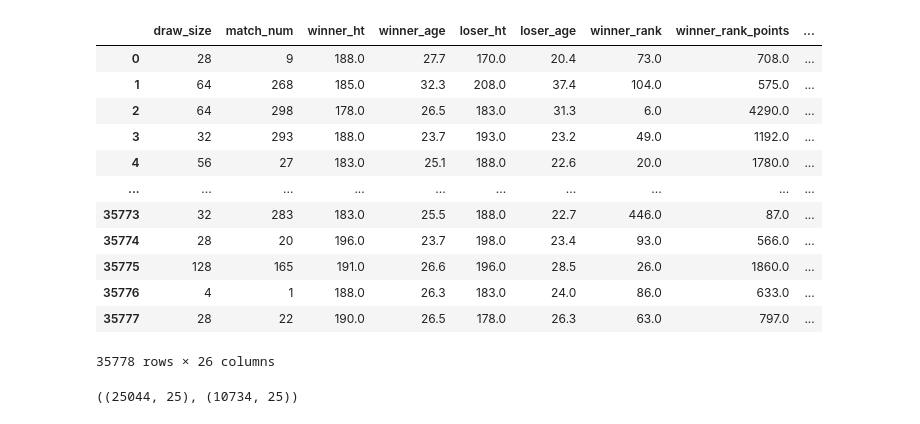
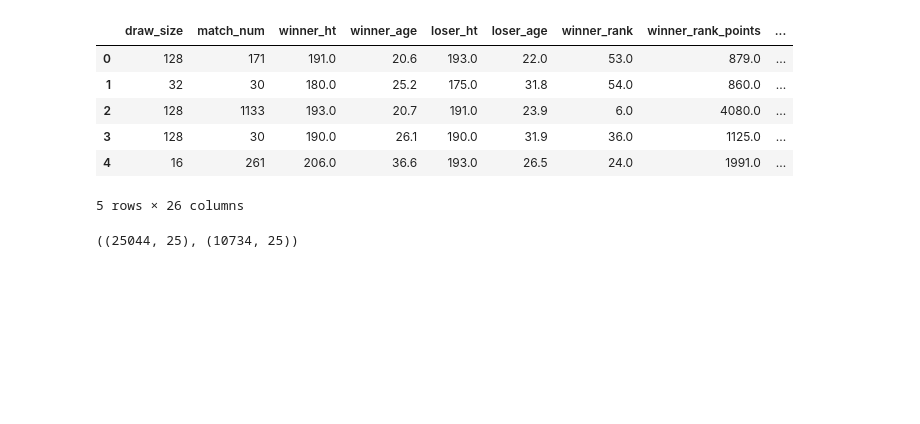
Before and after one commit to NazarPolishchuk7/Tennis_Match_Prediction, a Jupyter notebook: notebooks/model_training.ipynb, the cells around one changed output. Drawn from its saved outputs; the diff is of its cells as text; code cells hidden in the pictures; blank space fills up the shorter version.

Commit message:
simple models are made

```diff
--- a/notebooks/model_training.ipynb
+++ b/notebooks/model_training.ipynb
@@ -15,19 +17,13 @@ from sklearn.model_selection import cross_val_score
 # %%
-df = pd.read_csv('C:/Users/nazar/Tennis_Match_Prediction/data/processed_data/simple_model_dataset.csv')
+df = pd.read_csv('C:/Users/nazar/Tennis_Match_Prediction/data/processed_data/simple_model_dataset_50_50.csv')
 # %%
-df
+df.head()
 # %% [output]
 |  | draw_size | match_num | winner_ht | winner_age | loser_ht | loser_age | winner_rank | winner_rank_points | ... |
-| 0 | 28 | 9 | 188.0 | 27.7 | 170.0 | 20.4 | 73.0 | 708.0 | ... |
-| 1 | 64 | 268 | 185.0 | 32.3 | 208.0 | 37.4 | 104.0 | 575.0 | ... |
-| 2 | 64 | 298 | 178.0 | 26.5 | 183.0 | 31.3 | 6.0 | 4290.0 | ... |
-| 3 | 32 | 293 | 188.0 | 23.7 | 193.0 | 23.2 | 49.0 | 1192.0 | ... |
-| 4 | 56 | 27 | 183.0 | 25.1 | 188.0 | 22.6 | 20.0 | 1780.0 | ... |
-| ... | ... | ... | ... | ... | ... | ... | ... | ... | ... |
-| 35773 | 32 | 283 | 183.0 | 25.5 | 188.0 | 22.7 | 446.0 | 87.0 | ... |
-| 35774 | 28 | 20 | 196.0 | 23.7 | 198.0 | 23.4 | 93.0 | 566.0 | ... |
-| 35775 | 128 | 165 | 191.0 | 26.6 | 196.0 | 28.5 | 26.0 | 1860.0 | ... |
-| 35776 | 4 | 1 | 188.0 | 26.3 | 183.0 | 24.0 | 86.0 | 633.0 | ... |
-| 35777 | 28 | 22 | 190.0 | 26.5 | 178.0 | 26.3 | 63.0 | 797.0 | ... |
+| 0 | 128 | 171 | 191.0 | 20.6 | 193.0 | 22.0 | 53.0 | 879.0 | ... |
+| 1 | 32 | 30 | 180.0 | 25.2 | 175.0 | 31.8 | 54.0 | 860.0 | ... |
+| 2 | 128 | 1133 | 193.0 | 20.7 | 191.0 | 23.9 | 6.0 | 4080.0 | ... |
+| 3 | 128 | 30 | 190.0 | 26.1 | 190.0 | 31.9 | 36.0 | 1125.0 | ... |
+| 4 | 16 | 261 | 206.0 | 36.6 | 193.0 | 26.5 | 24.0 | 1991.0 | ... |
-35778 rows × 26 columns
+5 rows × 26 columns
 # %%
```
Also changed, not shown: parts of 55 cells of this notebook, 4 other files.
